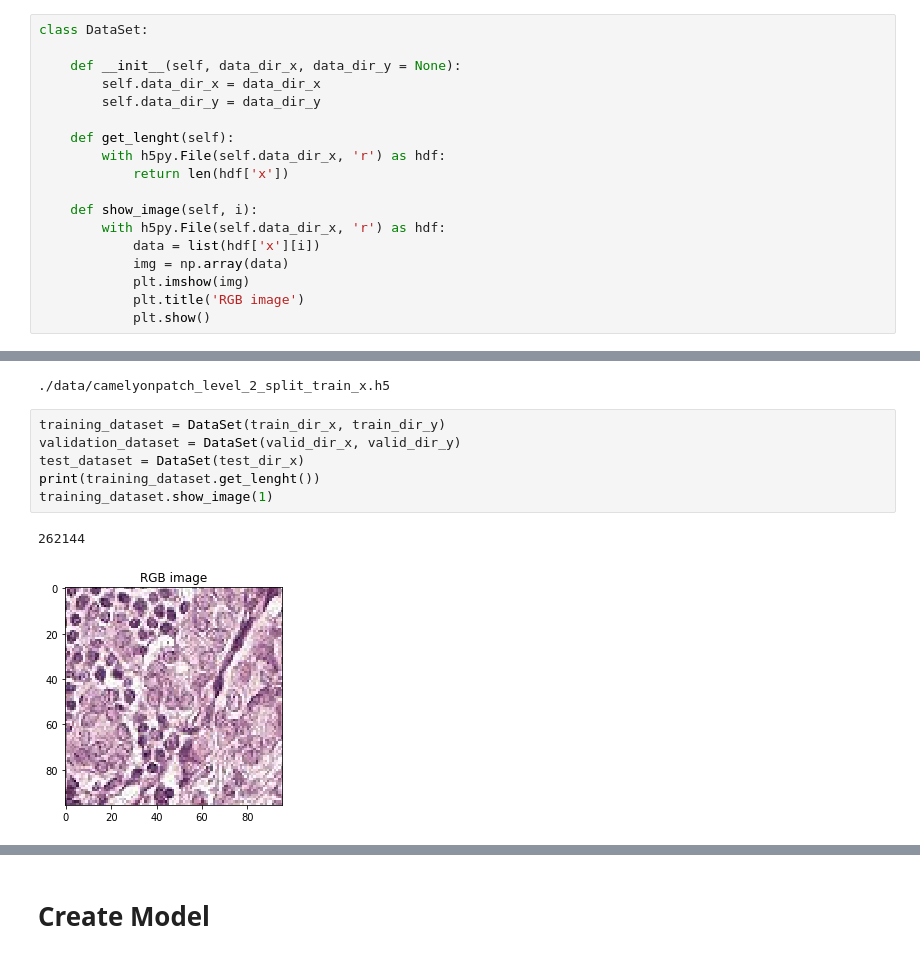
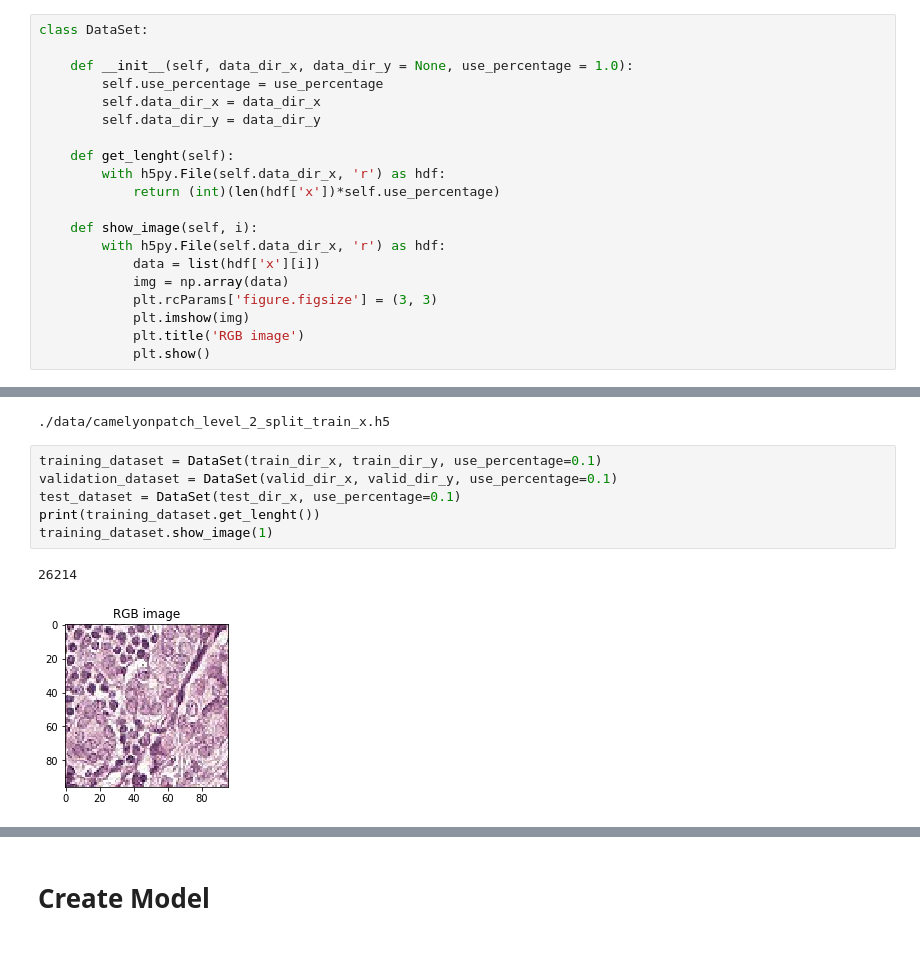
Before and after one commit to KochPJ/Ismi19, a Jupyter notebook: Main.ipynb, the cells around one changed output, grey strips where cells are left out. Saved outputs shown, nothing was run; the diff lists cells and outputs as text.

```diff
--- a/Main.ipynb
+++ b/Main.ipynb
@@ -53,18 +56,20 @@ os.environ["KMP_AFFINITY"]= "granularity=fine,verbose,compact,1,0"
 # %%
 class DataSet:
 
-    def __init__(self, data_dir_x, data_dir_y = None):
+    def __init__(self, data_dir_x, data_dir_y = None, use_percentage = 1.0):
+        self.use_percentage = use_percentage
         self.data_dir_x = data_dir_x
         self.data_dir_y = data_dir_y
 
     def get_lenght(self):
         with h5py.File(self.data_dir_x, 'r') as hdf:
-            return len(hdf['x'])
+            return (int)(len(hdf['x'])*self.use_percentage)
 
     def show_image(self, i):
         with h5py.File(self.data_dir_x, 'r') as hdf:
             data = list(hdf['x'][i])
             img = np.array(data)
+            plt.rcParams['figure.figsize'] = (3, 3)
             plt.imshow(img)
             plt.title('RGB image')
             plt.show()
@@ -168,11 +190,11 @@ print(train_dir_x)
 # %% [output]
 ./data/camelyonpatch_level_2_split_train_x.h5
 # %%
-training_dataset = DataSet(train_dir_x, train_dir_y)
-validation_dataset = DataSet(valid_dir_x, valid_dir_y)
-test_dataset = DataSet(test_dir_x)
+training_dataset = DataSet(train_dir_x, train_dir_y, use_percentage=0.1)
+validation_dataset = DataSet(valid_dir_x, valid_dir_y, use_percentage=0.1)
+test_dataset = DataSet(test_dir_x, use_percentage=0.1)
 print(training_dataset.get_lenght())
 training_dataset.show_image(1)
 # %% [output]
-262144
+26214
-[figure, old version]
+[figure, new version]
```
Also changed, not shown: parts of 13 cells of this notebook, 28 other files.
